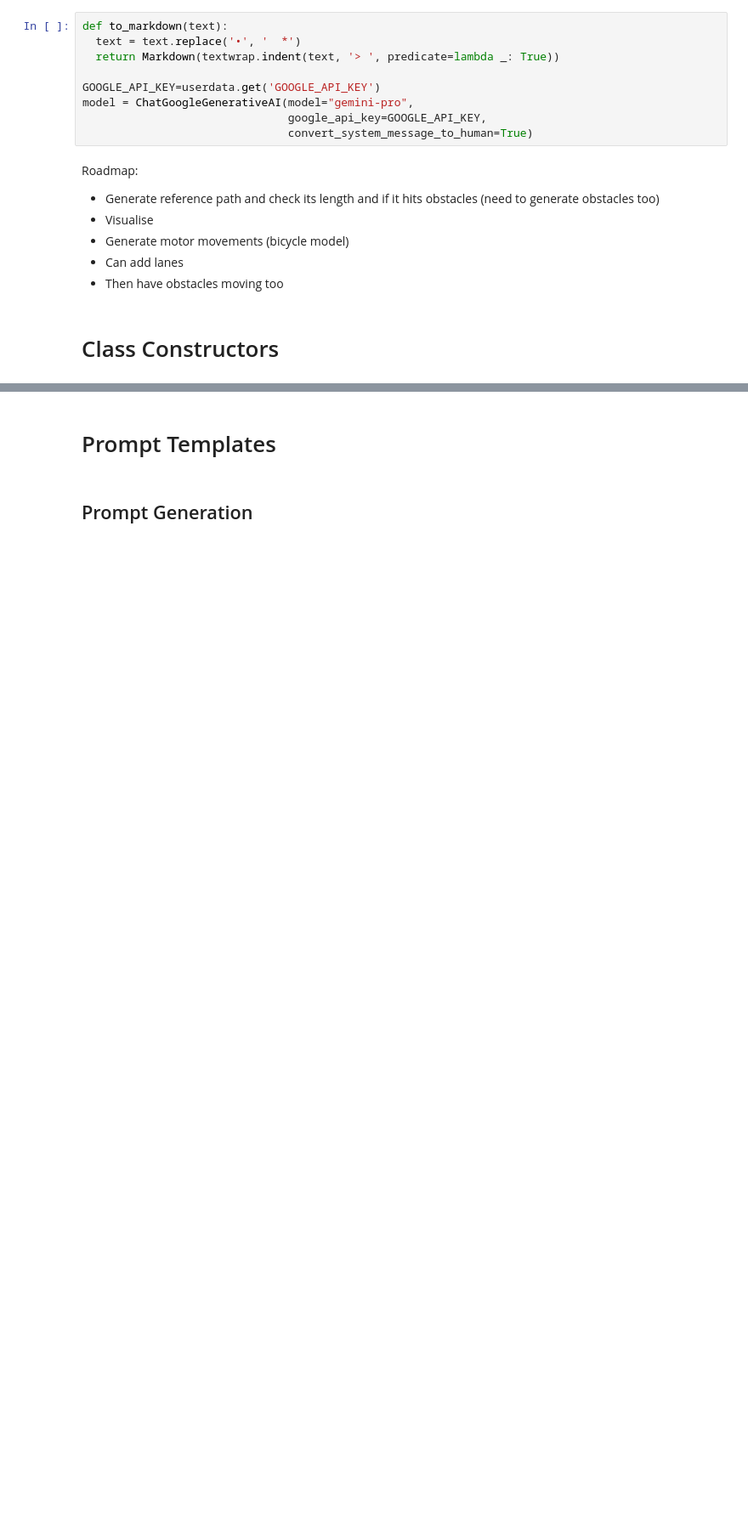
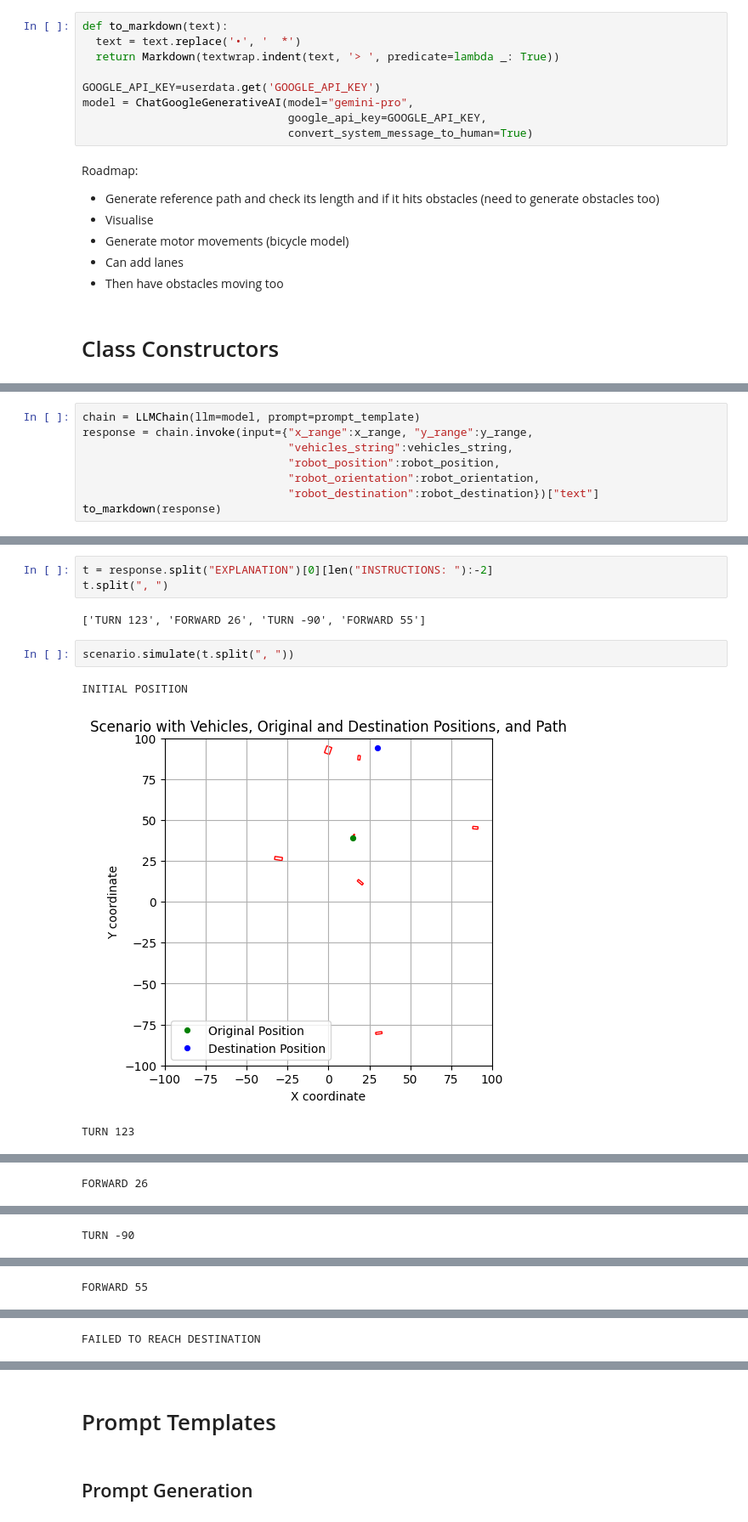
Before and after one commit to LiuHaolan/llm-gym, a Jupyter notebook: gemini_nav.ipynb, the cells around one changed output, grey strips where cells are left out. Shown at 85% size. Saved outputs shown, nothing was run; the diff lists cells and outputs as text; blank space fills up the shorter version.

```diff
--- a/gemini_nav.ipynb
+++ b/gemini_nav.ipynb
@@ -393,0 +670,8 @@ FAILED TO REACH DESTINATION
+# %%
+chain = LLMChain(llm=model, prompt=prompt_template)
+response = chain.invoke(input={"x_range":x_range, "y_range":y_range,
+                               "vehicles_string":vehicles_string,
+                               "robot_position":robot_position,
+                               "robot_orientation":robot_orientation,
+                               "robot_destination":robot_destination})["text"]
+to_markdown(response)
@@ -393,0 +687,11 @@ FAILED TO REACH DESTINATION
+# %%
+t = response.split("EXPLANATION")[0][len("INSTRUCTIONS: "):-2]
+t.split(", ")
+# %% [output]
+['TURN 123', 'FORWARD 26', 'TURN -90', 'FORWARD 55']
+# %%
+scenario.simulate(t.split(", "))
+# %% [output]
+INITIAL POSITION
+[figure, added]
+TURN 123
@@ -393,0 +699 @@ FAILED TO REACH DESTINATION
+FORWARD 26
@@ -393,0 +701 @@ FAILED TO REACH DESTINATION
+TURN -90
@@ -393,0 +703 @@ FAILED TO REACH DESTINATION
+FORWARD 55
@@ -393,0 +705 @@ FAILED TO REACH DESTINATION
+FAILED TO REACH DESTINATION
```
Also changed, not shown: parts of 19 cells of this notebook.
